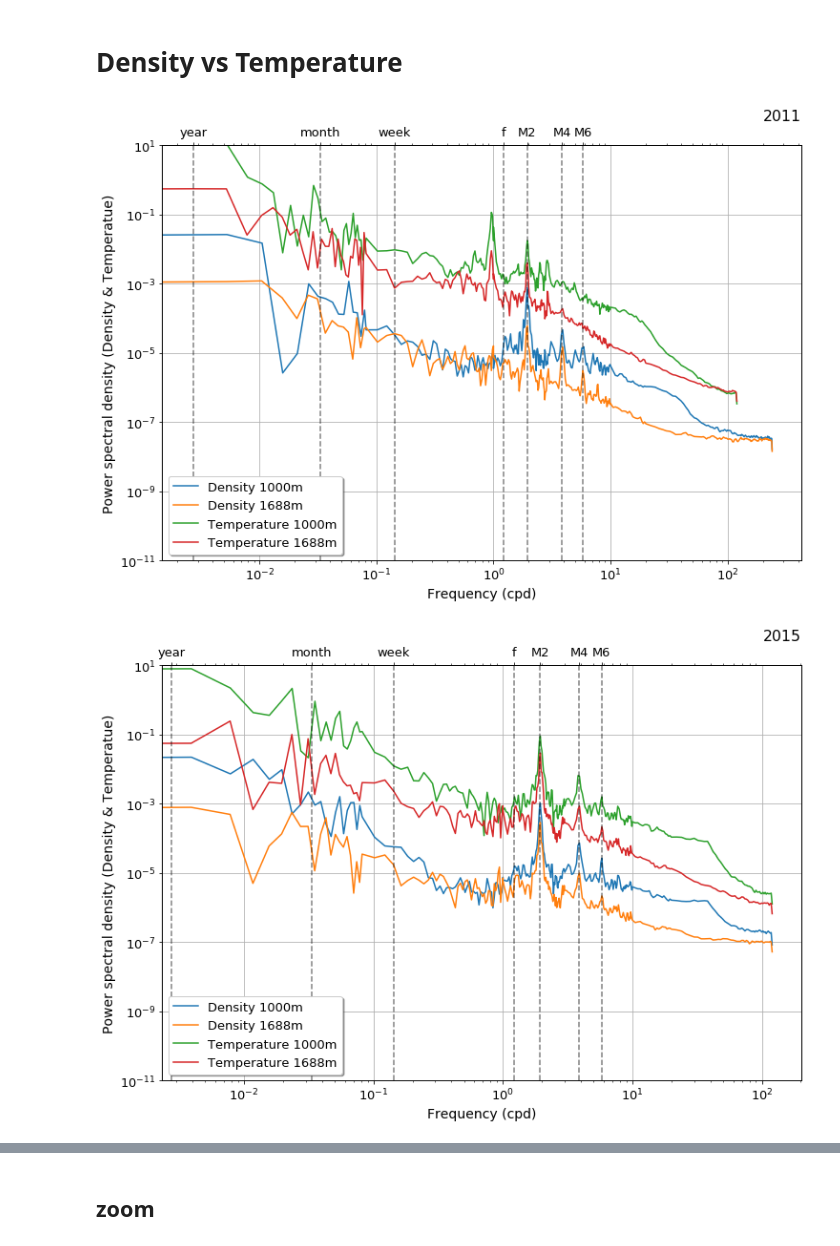
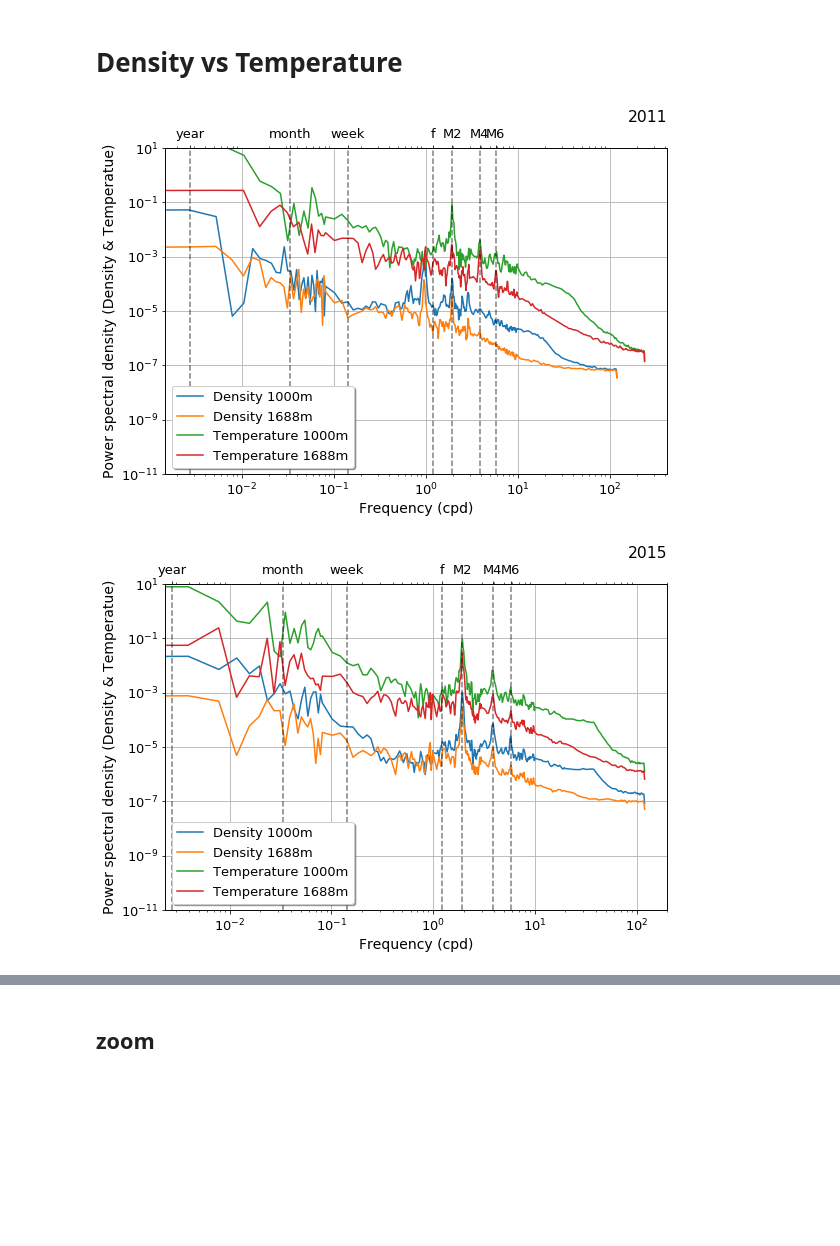
Before and after one commit to cpierard/momar_data_analysis, a Jupyter notebook: 14.Power_spectra_density_vs_temperature.ipynb, the cells around one changed output, grey strips where cells are left out. Cells and saved outputs as stored; diff of their text form; code cells hidden in the pictures; blank space fills up the shorter version.

```diff
--- a/14.Power_spectra_density_vs_temperature.ipynb
+++ b/14.Power_spectra_density_vs_temperature.ipynb
@@ -100,7 +100,7 @@ for year in range(2011, 2020):
     # x_colors = np.linspace(0,1, len(PowerSpectra.keys()))
     # colors = cm.get_cmap('viridis_r')(x_colors)
 
-    fig = plt.figure(figsize=(12,8))
+    fig = plt.figure(figsize=(9,6))
     ax1 = fig.add_subplot(111)
     ax2 = ax1.twiny()
 
@@ -123,4 +123,5 @@ for year in range(2011, 2020):
     ax1.legend(loc='lower left', shadow=True)
     ax1.set_title(f'{year}', loc='right') # remove for publishing
     #### SAVE THIS ####
+    #_{year}.png', facecolor=(1,0,0,0))
 # %% [output]
@@ -148,33 +149,34 @@ for year in [2011,2015,2016,2017]:
     # x_colors = np.linspace(0,1, len(ps.keys()))
     # colors = cm.get_cmap('viridis_r')(x_colors)
 
-    fig = plt.figure(figsize=(12,8))
+    fig = plt.figure(figsize=(9,6))
     ax1 = fig.add_subplot(111)
     ax2 = ax1.twiny()
 
     for j, depth in enumerate(sorted(ps_density.keys())):
         ax1.loglog(ps_density[depth]['freq'], ps_density[depth]['psd'],
                    label=f"Density {depth:0.0f}m")#, c=colors[j])
 
     for j, depth in enumerate(sorted(ps_temp.keys())):
         ax1.loglog(ps_temp[depth]['freq'], ps_temp[depth]['psd'],
                    label=f"Temperature {depth:0.0f}m")#, c=colors[j])
 
     ax2.loglog(ps_density[depth]['freq'], ps_density[depth]['psd'], alpha=0)
 
     for typical_freq in upper_tick_locations:
         ax1.axvline(typical_freq, color='k', alpha=0.5, ls='--')
 
     ax1.grid()
     ax1.set_xlabel('Frequency (cpd)', fontsize=14)
     ax1.set_ylabel('Power spectral density (Density & Temperatue)', fontsize=14)
     ax1.set_ylim(1e-11,1e1)
     ax2.set_xlim(ax1.get_xlim())
     ax2.set_xticks(upper_tick_locations)
     ax2.set_xticklabels(upper_tick_labels)
     ax1.legend(loc='lower left', shadow=True)
     ax1.set_title(f'{year}', loc='right') # remove for publishing
     #### SAVE THIS ####
+    plt.savefig(f'../figures/PowerSpectra/temp_density/PSD_temp_density_{year}.png', facecolor=(1,0,0,0))
 # %% [output]
-[figure, old version]
+[figure, new version]
-[figure, old version]
+[figure, new version]
```
Also changed, not shown: parts of 5 cells of this notebook, 3 other files.
